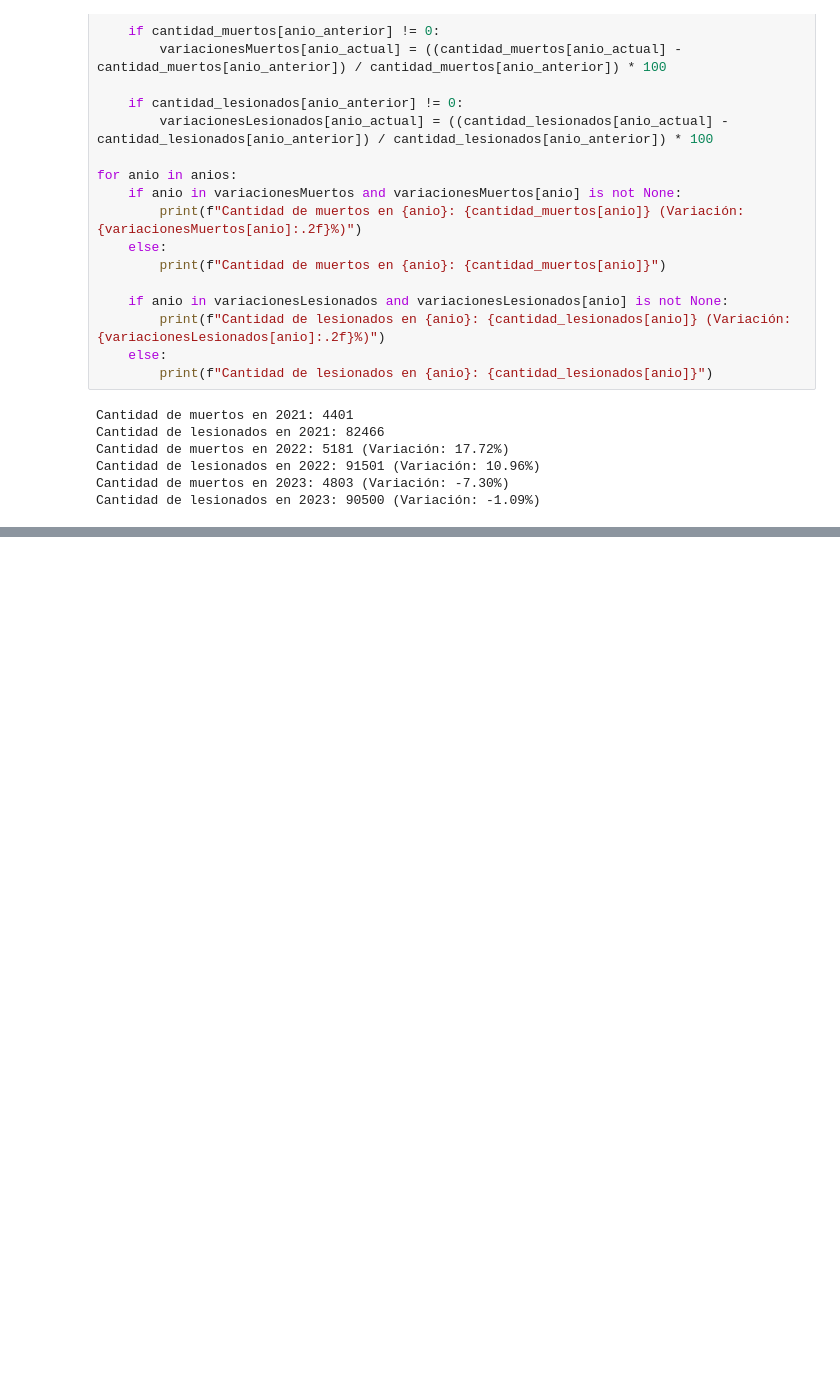
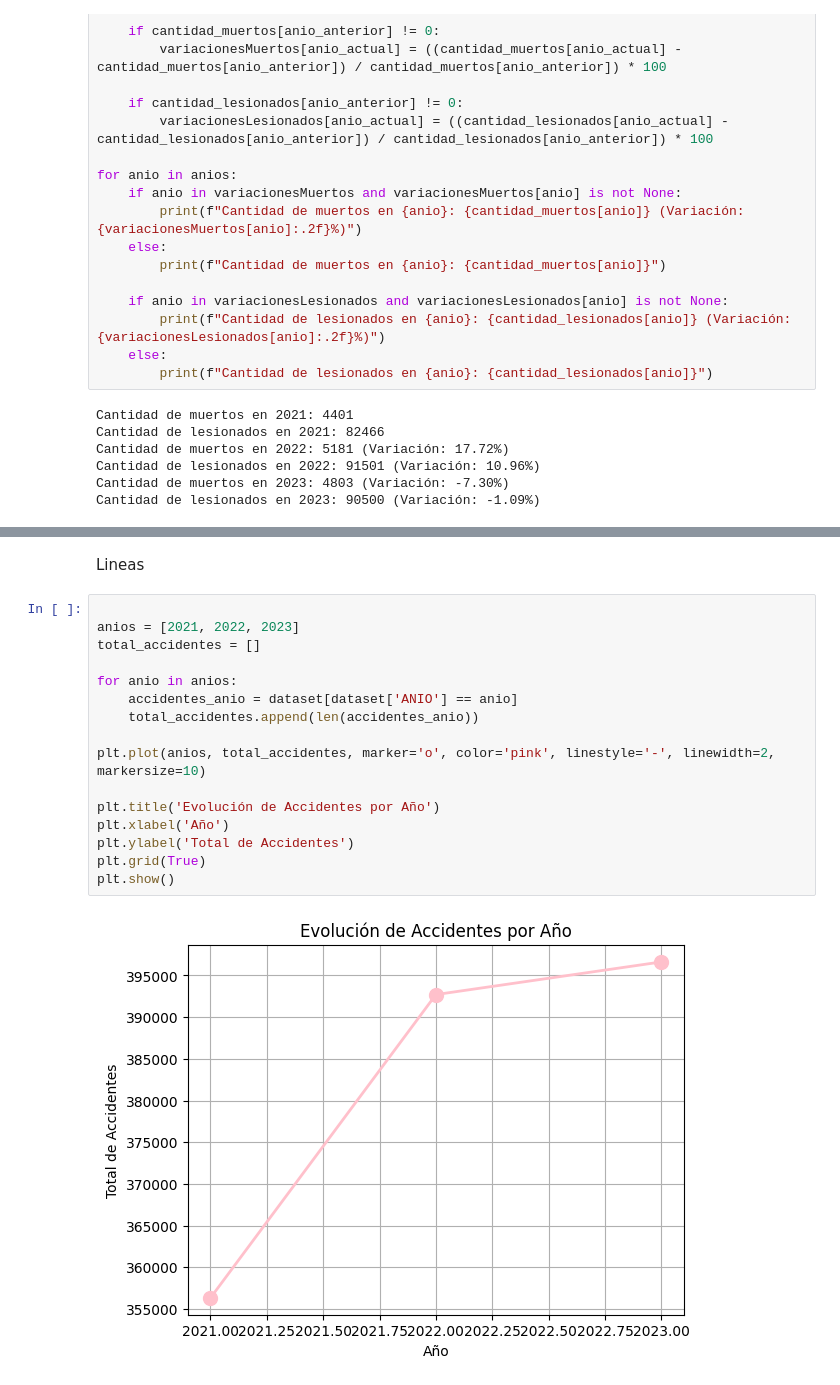
Before and after one commit to Lacuena/Ejercicios-ATUS-, a Jupyter notebook: Prueba.ipynb, the cells around one changed output, grey strips where cells are left out. Cells and saved outputs as stored; diff of their text form; blank space fills up the shorter version.

```diff
--- a/Prueba.ipynb
+++ b/Prueba.ipynb
@@ -198,0 +257,20 @@ Cantidad de lesionados en 2023: 90500 (Variación: -1.09%)
+# %% [markdown]
+Lineas
+# %%
+
+anios = [2021, 2022, 2023]
+total_accidentes = []
+
+for anio in anios:
+    accidentes_anio = dataset[dataset['ANIO'] == anio]
+    total_accidentes.append(len(accidentes_anio))
+
+plt.plot(anios, total_accidentes, marker='o', color='pink', linestyle='-', linewidth=2, markersize=10)
+
+plt.title('Evolución de Accidentes por Año')
+plt.xlabel('Año')
+plt.ylabel('Total de Accidentes')
+plt.grid(True)
+plt.show()
+# %% [output]
+[figure, added]
```
Also changed, not shown: parts of 7 cells of this notebook.
